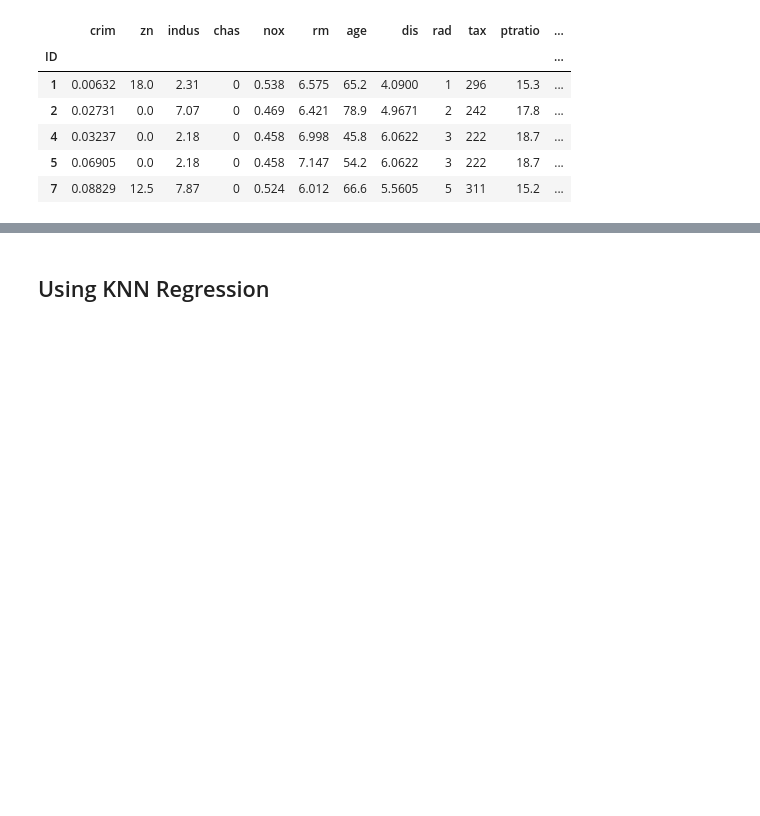
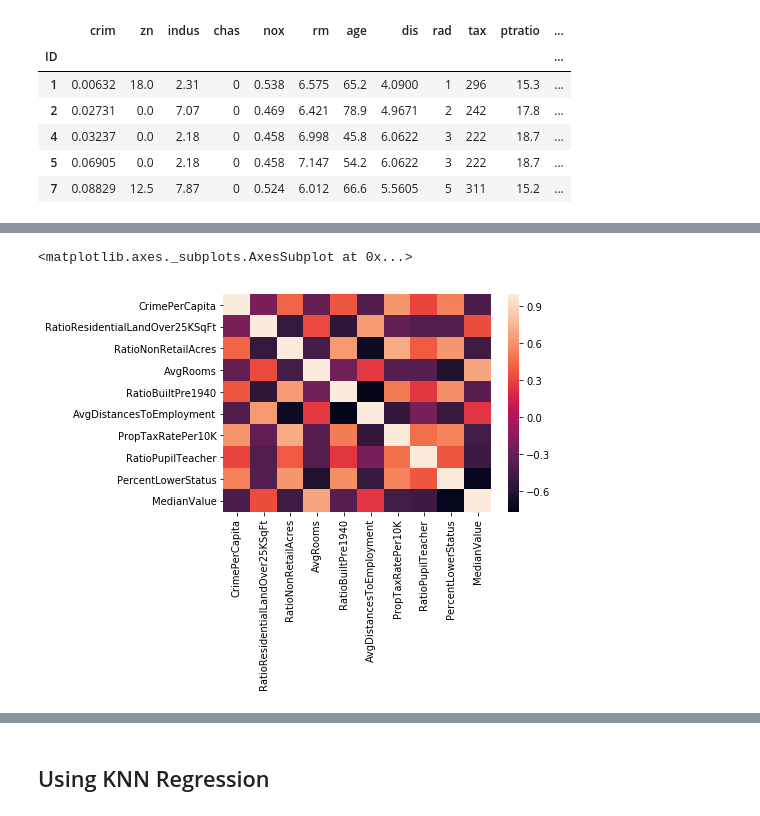
Before and after one commit to esthersweon/thinkful, a Jupyter notebook: main/unit_3/lesson_1_project_4.ipynb, the cells around one changed output, grey strips where cells are left out. Cells and saved outputs as stored; diff of their text form; code cells hidden in the pictures; blank space fills up the shorter version.

```diff
--- a/main/unit_3/lesson_1_project_4.ipynb
+++ b/main/unit_3/lesson_1_project_4.ipynb
@@ -68,0 +66,6 @@ Y = df.iloc[:, 9].values
+# %%
+# Get correlation map
+sns.heatmap(df.corr())
+# %% [output]
+<matplotlib.axes._subplots.AxesSubplot at 0x...>
+[figure, added]
```
Also changed, not shown: parts of 8 cells of this notebook.
